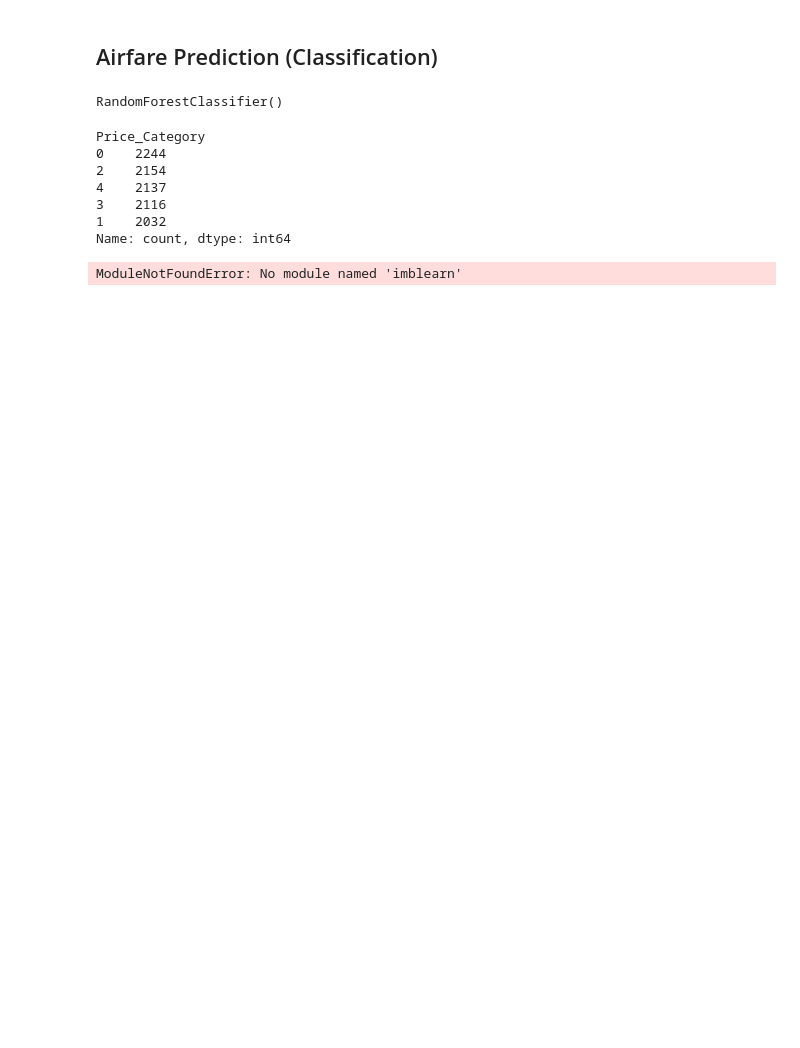
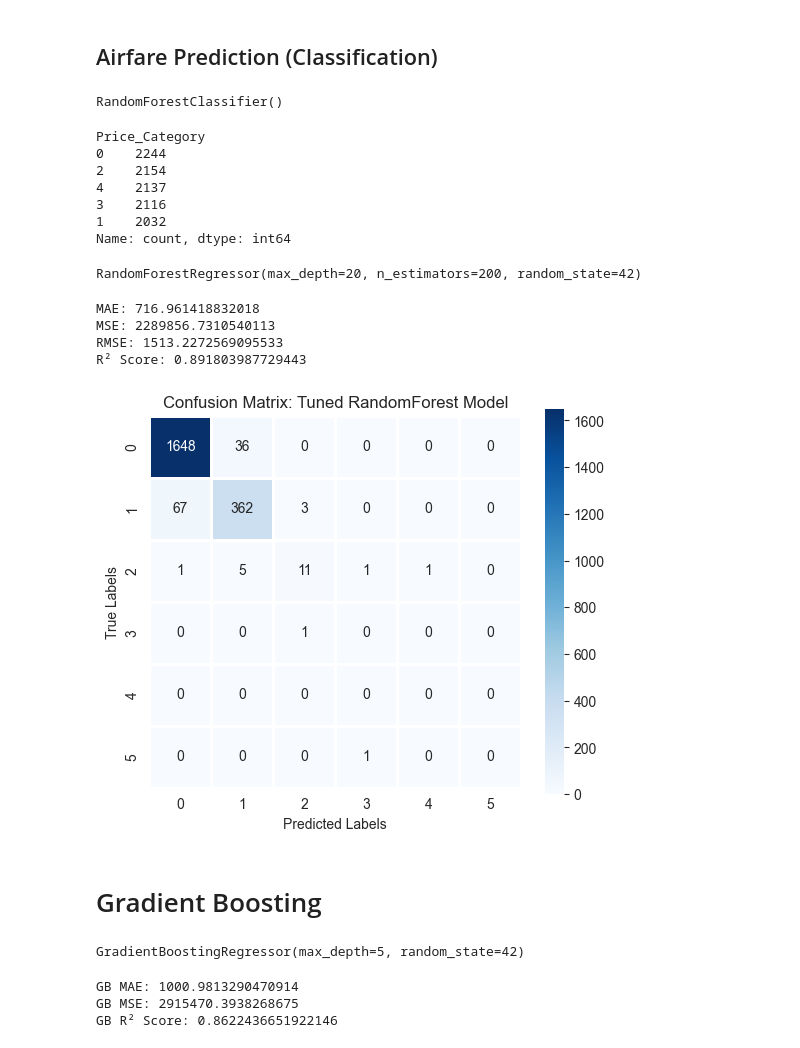
Before and after one commit to JB250101/INFO8665--Airplane, a Jupyter notebook: airplane.ipynb, the cells around one changed output. Saved outputs shown, nothing was run; the diff lists cells and outputs as text; code cells hidden in the pictures; blank space fills up the shorter version.

```diff
--- a/airplane.ipynb
+++ b/airplane.ipynb
@@ -318,12 +357,56 @@ random_search.fit(X_train_scaled, y_train)
 
 # Best Parameters
 best_rf_model = random_search.best_estimator_
-# %%
-
-# Handling Class Imbalance using SMOTE
-from imblearn.over_sampling import SMOTE
-
-smote = SMOTE(sampling_strategy='auto', random_state=42)
-X_train_resampled, y_train_resampled = smote.fit_resample(X_train_scaled, y_train)
-# %% [output]
-ModuleNotFoundError: No module named 'imblearn'
+# %%
+from sklearn.utils.class_weight import compute_sample_weight
+
+sample_weights = compute_sample_weight("balanced", y_train)
+best_rf_model.fit(X_train_scaled, y_train, sample_weight=sample_weights)
+# %% [output]
+RandomForestRegressor(max_depth=20, n_estimators=200, random_state=42)
+# %%
+y_pred_best = best_rf_model.predict(X_test_scaled)
+mae = mean_absolute_error(y_test, y_pred_best)
+mse = mean_squared_error(y_test, y_pred_best)
+rmse = np.sqrt(mse)
+r2 = r2_score(y_test, y_pred_best)
+
+print(f"MAE: {mae}")
+print(f"MSE: {mse}")
+print(f"RMSE: {rmse}")
+print(f"R² Score: {r2}")
+# %% [output]
+MAE: 716.961418832018
+MSE: 2289856.7310540113
+RMSE: 1513.2272569095533
+R² Score: 0.891803987729443
+# %%
+# Convert continuous airfare prices into categorical bins for classification evaluation
+bins = np.histogram(y_test, bins=5)[1]  # Use 5 bins based on price distribution
+y_test_labels = np.digitize(y_test, bins)  # Convert true values to bin labels
+y_pred_best_labels = np.digitize(y_pred_best, bins)  # Convert predictions to bin labels
+# %%
+# Function to plot confusion matrix
+def plot_conf_matrix(y_true, y_pred, title):
+    cm = confusion_matrix(y_true, y_pred)
+    plt.figure(figsize=(6, 5))
+    sns.heatmap(cm, annot=True, fmt="d", cmap="Blues", linewidths=1, square=True)
+    plt.xlabel("Predicted Labels")
+    plt.ylabel("True Labels")
+    plt.title(title)
+    plt.show()
+# %%
+# Plot confusion matrix for the tuned RandomForest model
+plot_conf_matrix(y_test_labels, y_pred_best_labels, "Confusion Matrix: Tuned RandomForest Model")
+# %% [output]
+[figure, added]
+# %% [markdown]
+# Gradient Boosting
+# %%
+# Initialize Gradient Boosting Model
+gb_model = GradientBoostingRegressor(n_estimators=100, learning_rate=0.1, max_depth=5, random_state=42)
+
+# Train the model
+gb_model.fit(X_train_scaled, y_train)
+# %% [output]
+GradientBoostingRegressor(max_depth=5, random_state=42)
@@ -329,0 +416,13 @@ ModuleNotFoundError: No module named 'imblearn'
+# %%
+# Evaluate
+mae_gb = mean_absolute_error(y_test, y_pred_gb)
+mse_gb = mean_squared_error(y_test, y_pred_gb)
+r2_gb = r2_score(y_test, y_pred_gb)
+
+print(f"GB MAE: {mae_gb}")
+print(f"GB MSE: {mse_gb}")
+print(f"GB R² Score: {r2_gb}")
+# %% [output]
+GB MAE: 1000.9813290470914
+GB MSE: 2915470.3938268675
+GB R² Score: 0.8622436651922146
```
Also changed, not shown: parts of 13 cells of this notebook, 13 other files.
